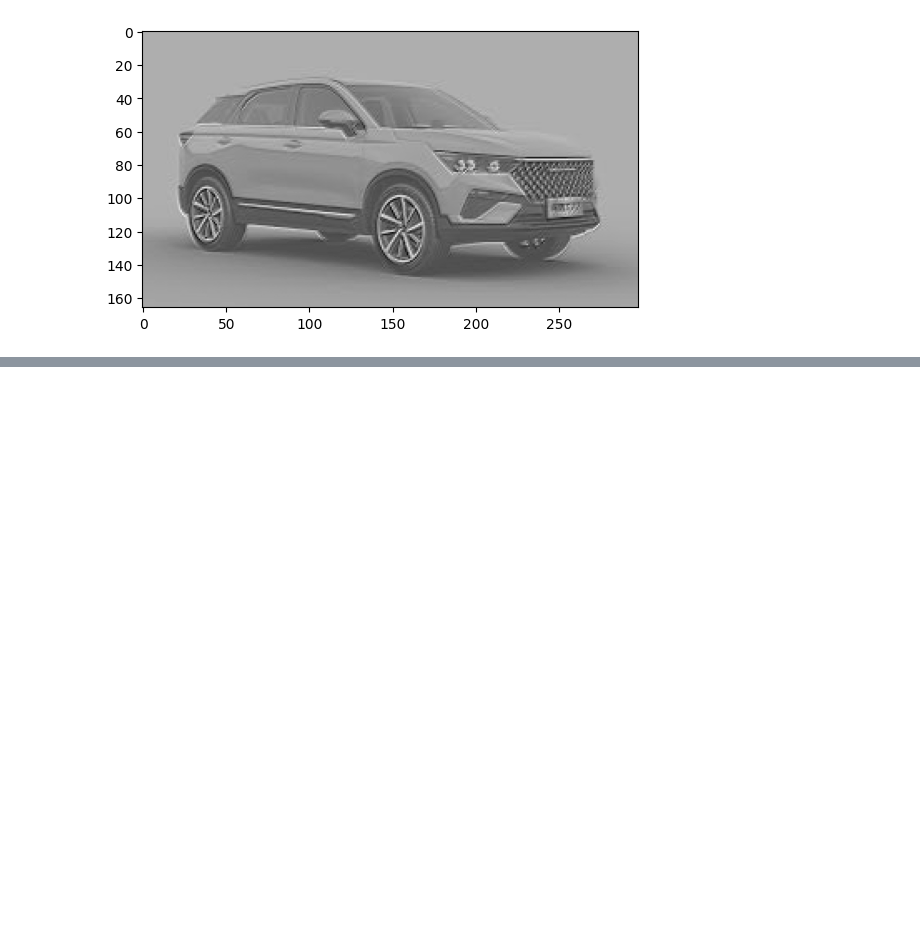
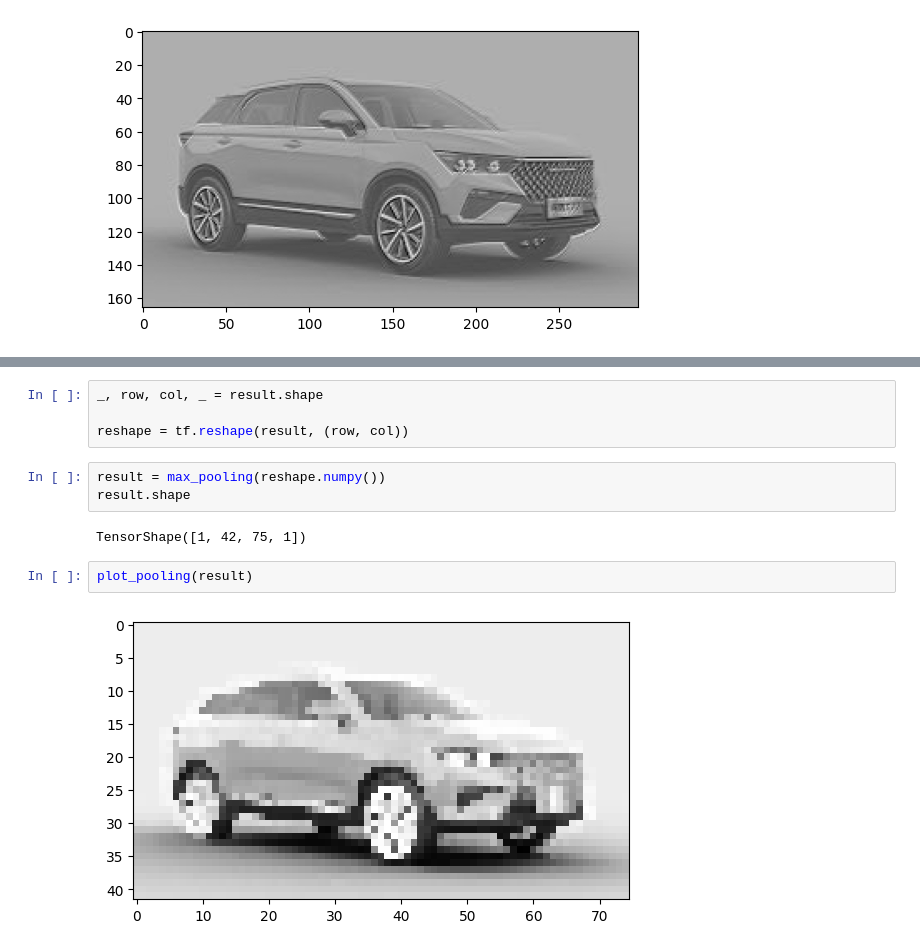
Before and after one commit to syedshahlal/Understanding_Computer_Vision, a Jupyter notebook: CNN_and_Pooling.ipynb, the cells around one changed output, grey strips where cells are left out. Saved outputs shown, nothing was run; the diff lists cells and outputs as text; blank space fills up the shorter version.

```diff
--- a/CNN_and_Pooling.ipynb
+++ b/CNN_and_Pooling.ipynb
@@ -301,0 +330,13 @@ WARNING:tensorflow:6 out of the last 7 calls to <function Model.make_predict_fun
+# %%
+_, row, col, _ = result.shape
+
+reshape = tf.reshape(result, (row, col))
+# %%
+result = max_pooling(reshape.numpy())
+result.shape
+# %% [output]
+TensorShape([1, 42, 75, 1])
+# %%
+plot_pooling(result)
+# %% [output]
+[figure, added]
```
Also changed, not shown: parts of 5 cells of this notebook.
